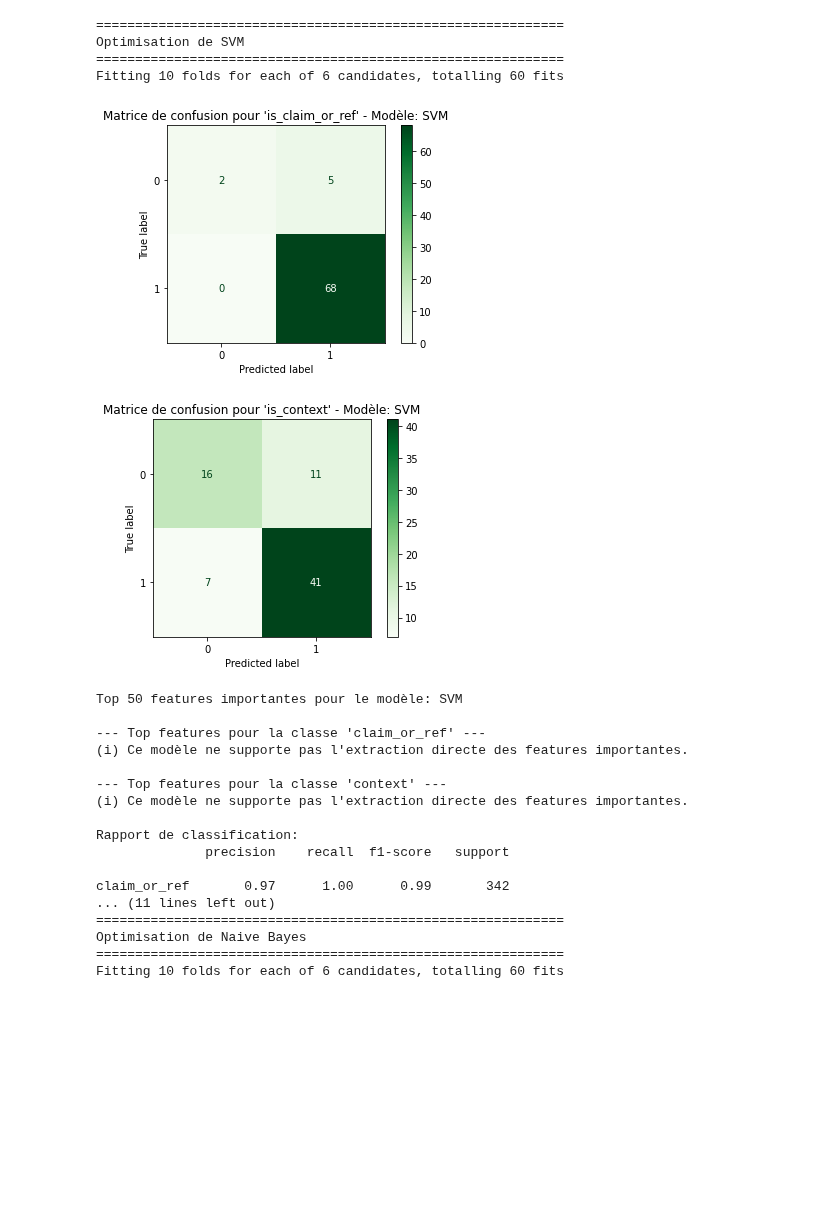
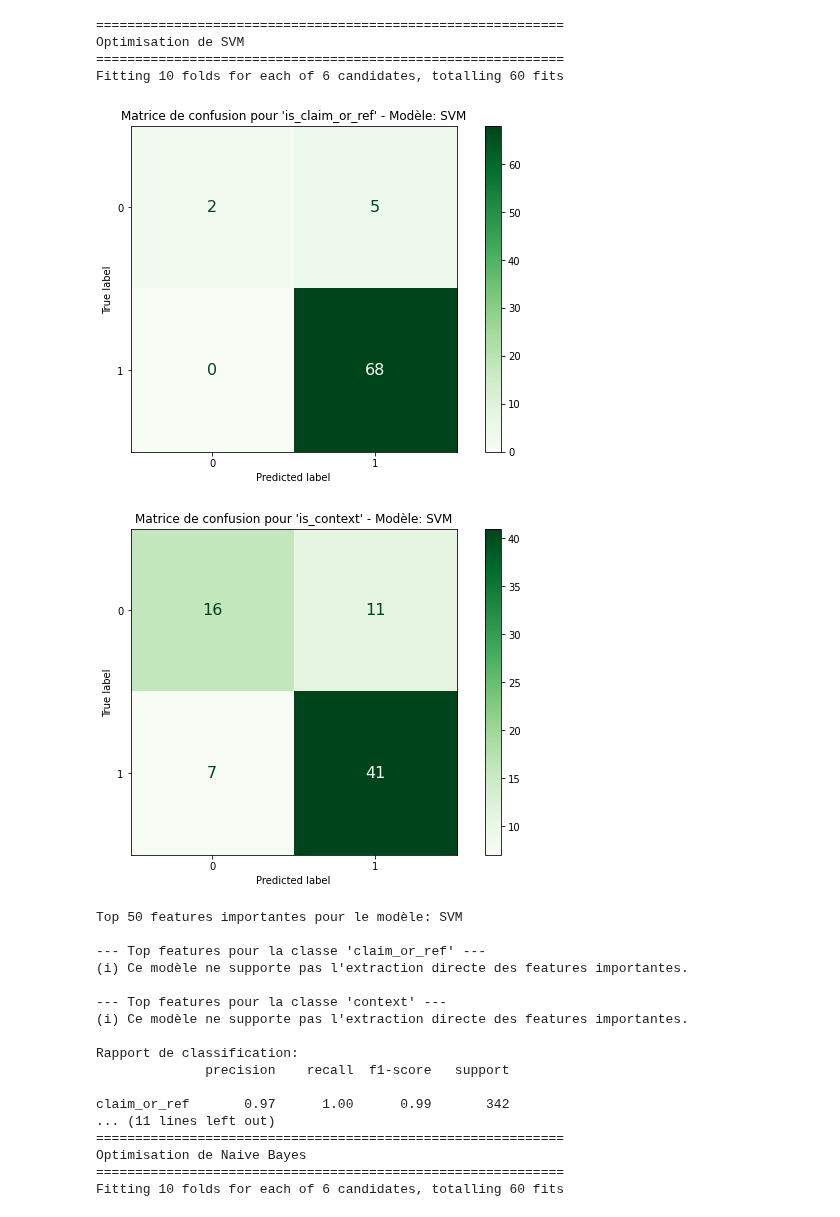
Before and after one commit to RaphaelRibes/machine-learning, a Jupyter notebook: classification-2.ipynb, the cells around one changed output. Saved outputs shown, nothing was run; the diff lists cells and outputs as text; code cells hidden in the pictures; blank space fills up the shorter version.

```diff
--- a/classification-2.ipynb
+++ b/classification-2.ipynb
@@ -14,6 +14,9 @@ import matplotlib.pyplot as plt
 from imblearn.over_sampling import SMOTE
 from sklearn.model_selection import cross_val_score, KFold
 from sklearn.naive_bayes import MultinomialNB
+
+import matplotlib as mpl
+mpl.rcParams['figure.figsize'] = [10.0, 6.0]
 # %%
 df = pd.read_csv('scitweets_export.tsv', sep='\t')
 # %%
@@ -187,6 +190,12 @@ for name, config in models.items():
         disp = ConfusionMatrixDisplay(confusion_matrix=cm, display_labels=[0, 1])
         disp.plot(cmap='Greens')
         plt.title(f"Matrice de confusion pour '{label_names[i]}' - Modèle: {name}")
+
+
+
+        for text in disp.text_.ravel():
+            text.set_fontsize(16)
+
         plt.show()
 
 
@@ -208,35 +217,35 @@ for name, config in models.items():
             #print(list(zip(top_features, coefs[top_indices])))
             print(list(zip(top_features)))
 
         elif hasattr(estimator, 'feature_importances_'):
             # Pour RandomForest ou GradientBoosting
             importances = estimator.feature_importances_
             top_indices = np.argsort(importances)[-50:][::-1]
             top_features = feature_names[top_indices]
             #print(list(zip(top_features, importances[top_indices])))
             print(list(zip(top_features)))
 
         else:
             print(f"(i) Ce modèle ne supporte pas l'extraction directe des features importantes.")
 
     ##########################################################################
 
     # Évaluation
     y_pred = grid.predict(X)
     print("\nRapport de classification:")
     print(classification_report(y, y_pred, target_names=['claim_or_ref', 'context']))
 
     # Validation croisée
     cv_scores = cross_val_score(grid.best_estimator_, X_res, y_res, cv=kf, scoring=scorer)
     print(f"\nCV Accuracy: {np.mean(cv_scores):.4f} ± {np.std(cv_scores):.4f}")
     print(f"Meilleurs paramètres: {grid.best_params_}")
 # %% [output]
 ============================================================
 Optimisation de SVM
 ============================================================
 Fitting 10 folds for each of 6 candidates, totalling 60 fits
-[figure, old version]
+[figure, new version]
-[figure, old version]
+[figure, new version]
 Top 50 features importantes pour le modèle: SVM
 
 --- Top features pour la classe 'claim_or_ref' ---
```
Also changed, not shown: parts of 1 cell of this notebook, 3 other files.
